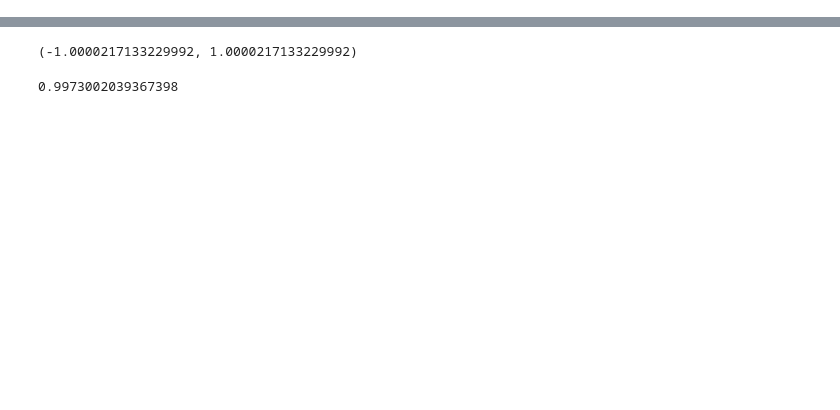
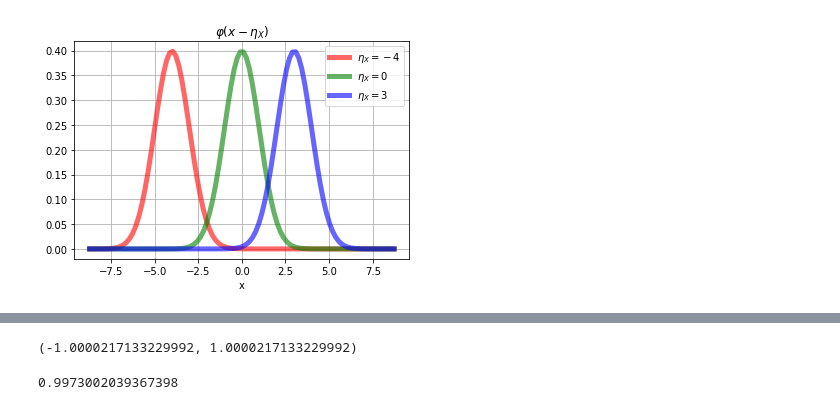
Before and after one commit to jruizalz/EPE-ULPGC, a Jupyter notebook: Bloque_2/4.DistribucionesContinuasHabituales.ipynb, the cells around one changed output, grey strips where cells are left out. Saved outputs shown, nothing was run; the diff lists cells and outputs as text; code cells hidden in the pictures; blank space fills up the shorter version.

```diff
--- a/Bloque_2/4.DistribucionesContinuasHabituales.ipynb
+++ b/Bloque_2/4.DistribucionesContinuasHabituales.ipynb
@@ -28,0 +23,13 @@ ax.grid()
+# %%
+x = np.linspace(norm.ppf(0.0001,loc=-5), norm.ppf(0.9999,loc=5), 100)
+fig, ax = plt.subplots(1, 1)
+ax.plot(x, norm.pdf(x,loc=-4),'r-', lw=5, alpha=0.6, label=r'$\eta_X=-4$')
+ax.plot(x, norm.pdf(x),'g-', lw=5, alpha=0.6, label=r'$\eta_X=0$')
+ax.plot(x, norm.pdf(x,loc=3),'b-', lw=5, alpha=0.6, label=r'$\eta_X=3$')
+ax.legend(loc='best', frameon=True),
+ax.grid()
+ax.set_title(r'$\varphi(x-\eta_X)$')
+ax.set_xlabel('x')
+plt.show()
+# %% [output]
+[figure, added]
```
Also changed, not shown: parts of 11 cells of this notebook.
